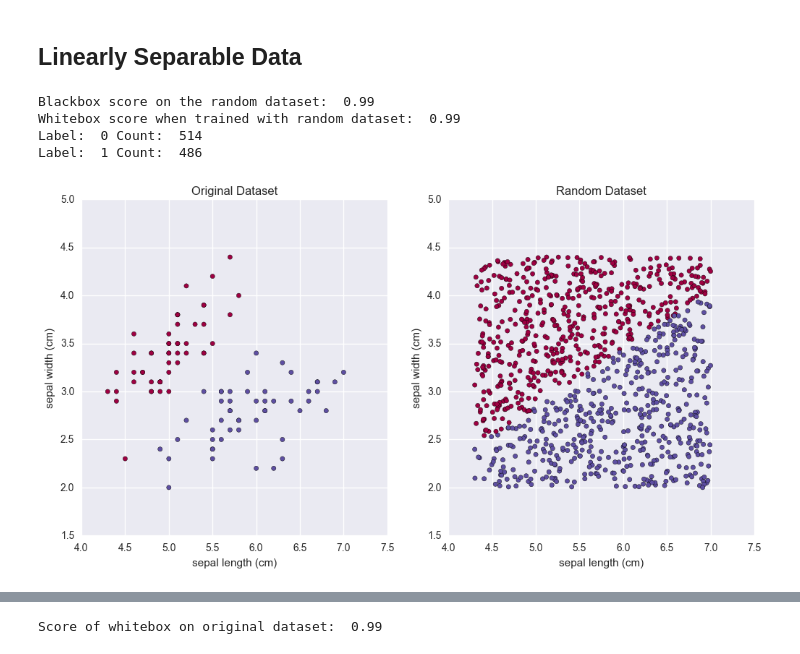
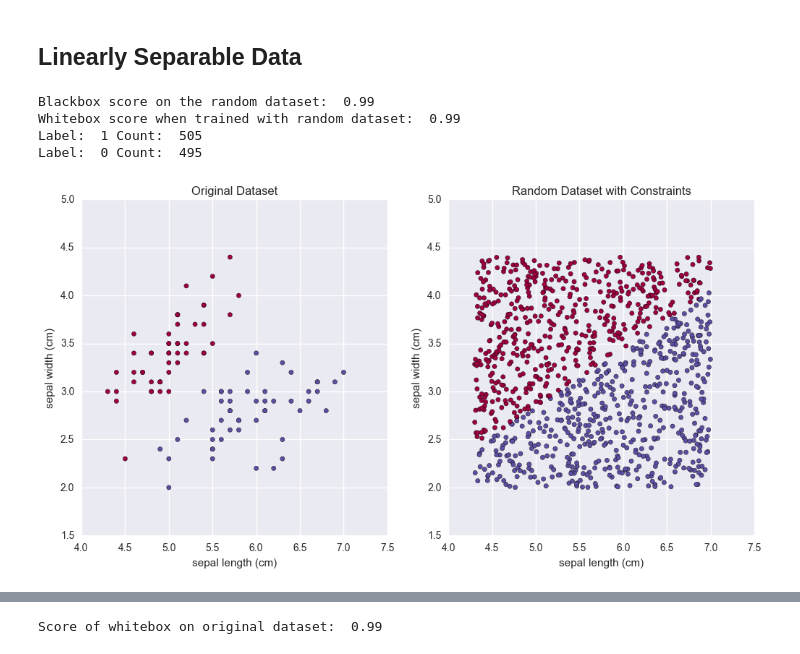
Before and after one commit to najeeb97khan/Cloning, a Jupyter notebook: Others/Class Boundary.ipynb, the cells around one changed output, grey strips where cells are left out. Saved outputs shown, nothing was run; the diff lists cells and outputs as text; code cells hidden in the pictures.

```diff
--- a/Others/Class Boundary.ipynb
+++ b/Others/Class Boundary.ipynb
@@ -147,37 +147,37 @@ X = data.data[:, :2]
 y = data.target
 X = X[(y == 0) | (y == 1), :]
 y = y[(y == 0) | (y == 1)]
 
 ## Plotting the data
 fig = plt.figure(figsize=(12, 6))
 ax = fig.add_subplot(121)
 plotData(X, 0, 1, ax, y, feature_names=data.feature_names, title='Original Dataset')
 
 ## Fitting black box to original data
 blackbox = LogisticRegression()
 blackbox.fit(X, y)
 print 'Blackbox score on the random dataset: ', blackbox.score(X, y)
 
 ## Generating random samples
 X_random = generate_random(X, data.feature_names[0:2], data_size=1000).values
 y_random = blackbox.predict(X_random)
 whitebox = LogisticRegression()
 whitebox.fit(X_random, y_random)
 print 'Whitebox score when trained with random dataset: ', whitebox.score(X, y)
 
 ## Getting label information
 labelInfo(y_random)
 ax = fig.add_subplot(122)
-plotData(X_random, 0, 1, ax, labels=y_random, feature_names=data.feature_names, title='Random Dataset')
+plotData(X_random, 0, 1, ax, labels=y_random, feature_names=data.feature_names, title='Random Dataset with Constraints')
 
 ## Applying the algorithm
 new_data, new_labels = applyAlgo(X_random, y_random, 0, 1)
 # %% [output]
 Blackbox score on the random dataset:  0.99
 Whitebox score when trained with random dataset:  0.99
-Label:  0 Count:  514
-Label:  1 Count:  486
+Label:  1 Count:  505
+Label:  0 Count:  495
-[figure, old version]
+[figure, new version]
 # %%
 fig = plt.figure(figsize=(10,5))
 ax = fig.add_subplot(121)
```
Also changed, not shown: parts of 11 cells of this notebook, 4 other files.
